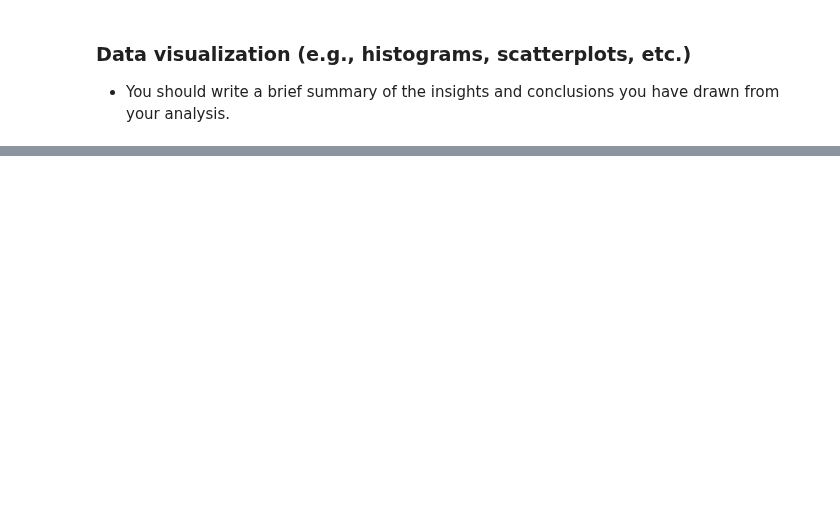
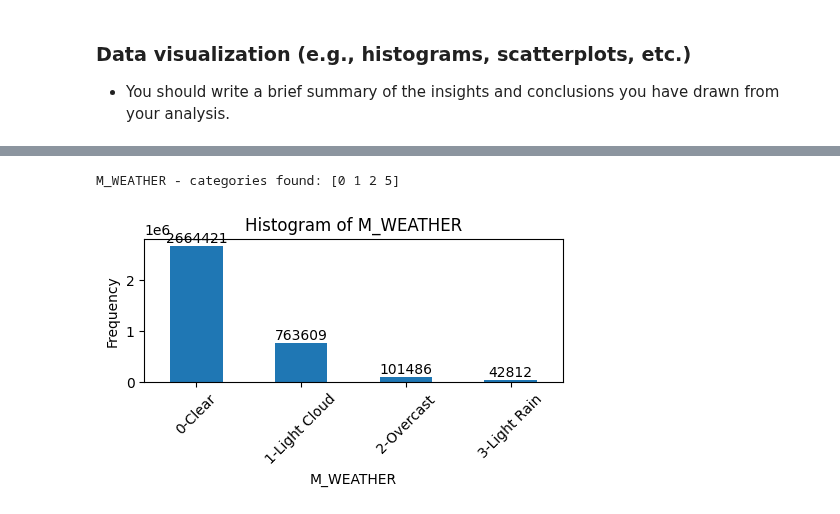
Before and after one commit to omanar1/usable_ai, a Jupyter notebook: Homework/HW5_assignment_m05_eda_Ricardo OMANA.ipynb, the cells around one changed output, grey strips where cells are left out. Drawn from its saved outputs; the diff is of its cells as text; code cells hidden in the pictures; blank space fills up the shorter version.

```diff
--- a/Homework/HW5_assignment_m05_eda_Ricardo OMANA.ipynb
+++ b/Homework/HW5_assignment_m05_eda_Ricardo OMANA.ipynb
@@ -127,0 +316,7 @@ df_weather.describe().transpose()
+# %%
+# This one can be drop because it is constant no matter the observation
+columns_to_drop.append('M_SLI_PRO_NATIVE_SUPPORT')
+
+# Continue with next column
+display(df_weather['M_SAFETY_CAR_STATUS'].describe().transpose())
+display(df_weather['M_SAFETY_CAR_STATUS'].unique())
@@ -127,0 +334,9 @@ df_weather.describe().transpose()
+# %%
+# This one can be drop because it is constant no matter the observation
+columns_to_drop.append('M_SAFETY_CAR_STATUS')
+# %%
+# List of all columns to drop
+print(columns_to_drop)
+
+# Drop the columns
+df_weather = df_weather.drop(columns=columns_to_drop)
@@ -127,0 +345,3 @@ df_weather.describe().transpose()
+# %%
+# Last columns 'Unnamed: 58' has zero count so that one can be dropped as well
+df_weather = df_weather.drop(columns=['Unnamed: 58'])
@@ -137,0 +414,48 @@ Affected correlations:['M_WEATHER/M_PACKET_FORMAT', 'M_WEATHER/M_GAME_MAJOR_VERS
+# %%
+#### Will check that the data aligns with the definition of some categorical columns
+# M_WEATHER should be 0 = clear, 1 = light cloud, 2 = overcast, 3 = light rain, 4 = heavy rain, 5 = storm
+
+# Get unique values and sort them
+unique_values = np.sort(df_weather['M_WEATHER'].unique())
+print("M_WEATHER - categories found:", unique_values)
+
+# Define category mapping
+category_mapping = {
+        0: "0-Clear",
+        1: "1-Light Cloud",
+        2: "2-Overcast",
+        3: "3-Light Rain",
+        4: "4-Heavy Rain",
+        5: "5-Storm"
+    }
+
+fig = plt.figure(figsize=(5, 3))
+# plt.hist(df_weather['M_WEATHER'],bins=100)
+# will use bars as it is more clear for a column that is categorical
+ax = df_weather['M_WEATHER'].value_counts().sort_index().plot(kind='bar')
+plt.xlabel('M_WEATHER')
+plt.ylabel('Frequency')
+plt.title('Histogram of M_WEATHER')
+
+# Get the x-tick locations
+xticks = ax.get_xticks()
+
+# Create a list of labels using the category mapping
+xticklabels = [category_mapping[int(tick)] for tick in xticks]
+
+# Set the x-tick labels
+ax.set_xticklabels(xticklabels)
+
+# Rotate the labels for better readability
+plt.xticks(rotation=45)
+
+# Add count labels on top of each bar
+for p in ax.patches:
+    ax.annotate(str(p.get_height()), (p.get_x() + p.get_width() / 2., p.get_height()),
+                ha='center', va='center', xytext=(0, 5), textcoords='offset points')
+
+plt.tight_layout()
+plt.show()
+# %% [output]
+M_WEATHER - categories found: [0 1 2 5]
+[figure, added]
```
Also changed, not shown: parts of 18 cells of this notebook.
